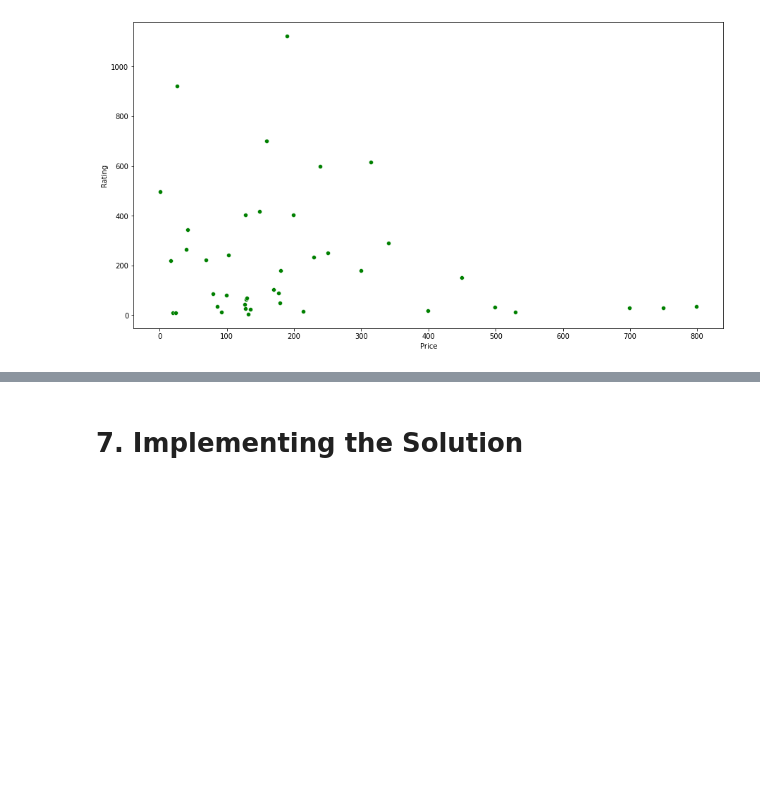
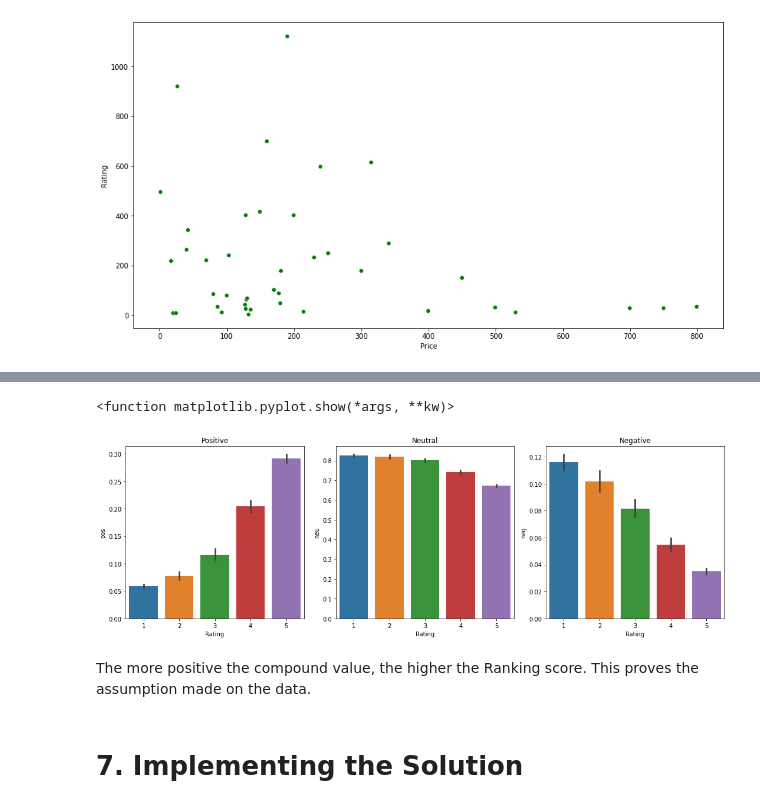
Before and after one commit to Mercy-Njambi/Mobile-Phone-Sentiment-Analysis, a Jupyter notebook: Mobile_Phone_Sentiment_Analysis.ipynb, the cells around one changed output, grey strips where cells are left out. Cells and saved outputs as stored; diff of their text form; code cells hidden in the pictures; blank space fills up the shorter version.

```diff
--- a/Mobile_Phone_Sentiment_Analysis.ipynb
+++ b/Mobile_Phone_Sentiment_Analysis.ipynb
@@ -607,3 +621,19 @@ vader_df.head()
+# %%
+fig, axs = plt.subplots(1, 3, figsize=(15, 5))
+
+sns.barplot(data=df_sorted, x = "Rating", y="pos", ax=axs[0])
+sns.barplot(data=df_sorted, x = "Rating", y="neu", ax=axs[1])
+sns.barplot(data=df_sorted, x = "Rating", y="neg", ax=axs[2])
+axs[0].set_title("Positive")
+axs[1].set_title("Neutral")
+axs[2].set_title("Negative")
+plt.tight_layout()
+plt.show
+# %% [output]
+<function matplotlib.pyplot.show(*args, **kw)>
+[figure, added]
+# %% [markdown]
+The more positive the compound value, the higher the Ranking score. This proves the assumption made on the data.
 # %% [markdown]
 # 7. Implementing the Solution
 # %% [markdown]
```
Also changed, not shown: parts of 5 cells of this notebook.
